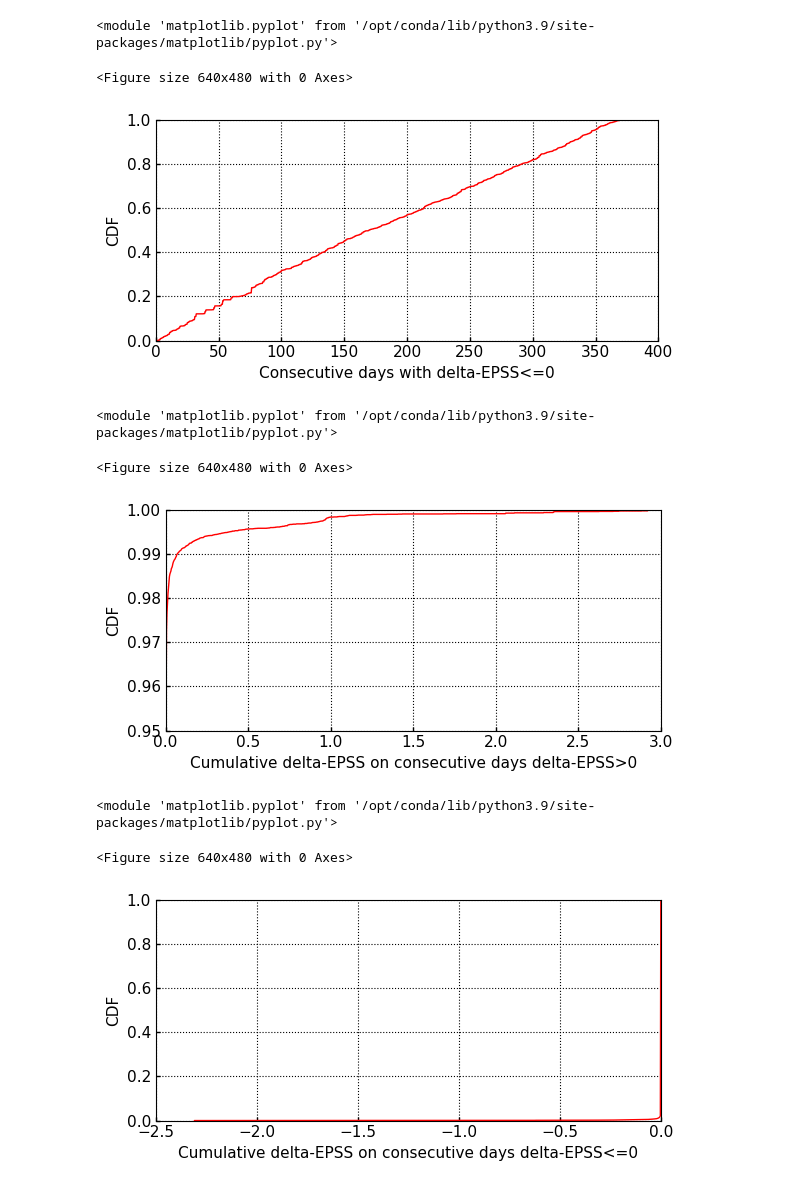
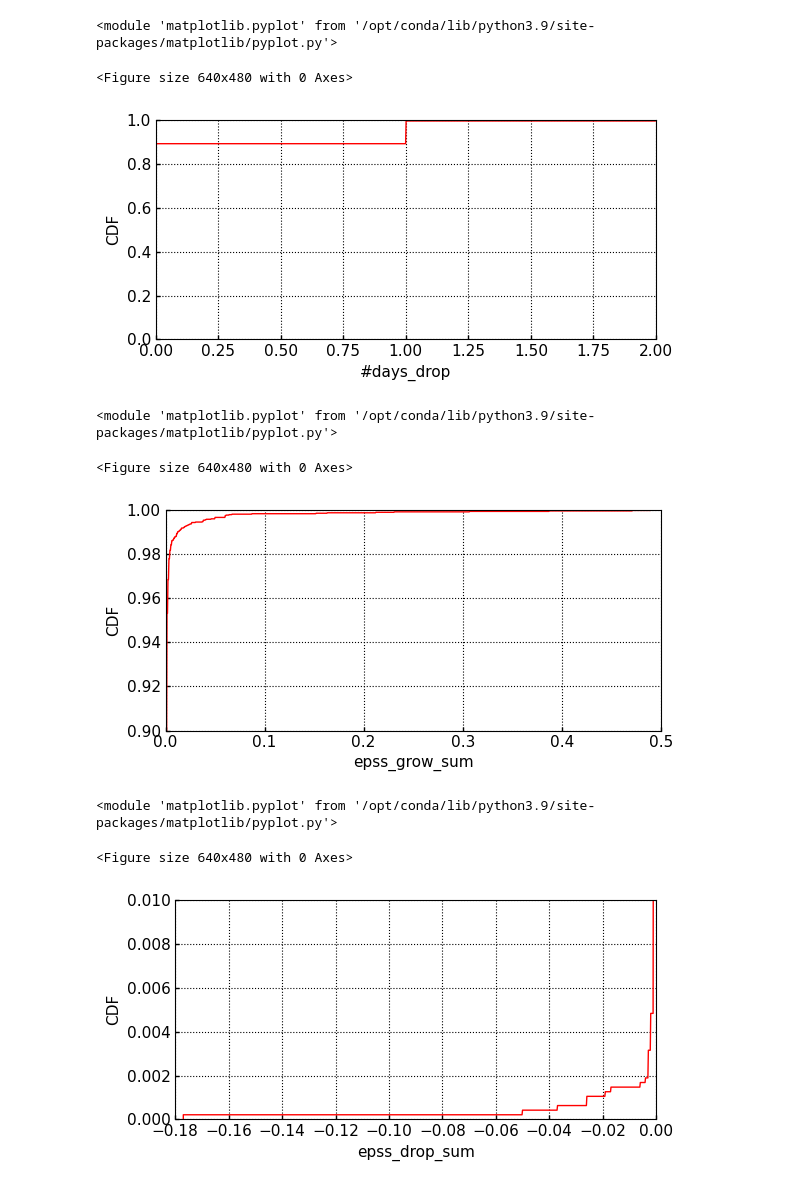
Before and after one commit to dravalico/EPSS-Project, a Jupyter notebook: 5_current_cve.ipynb, the cells around one changed output. Saved outputs shown, nothing was run; the diff lists cells and outputs as text; code cells hidden in the pictures.

```diff
--- a/5_current_cve.ipynb
+++ b/5_current_cve.ipynb
@@ -36 +48,16 @@ df_features['#daysToT'] = df_features['cve'].map(compute_days_needed_to_reach_th
+# %%
+rejected_cve = df_cve_info[df_cve_info['vulnStatus'] == 'Rejected']['id'].values
+df_interval = df_interval[~df_interval['cve'].isin(rejected_cve)]
+# %%
+features_columns = ['cve',
+                    '#days_grow',
+                    '#days_drop',
+                    'epss_grow_sum',
+                    'epss_drop_sum',
+                    'max_epss',
+                    '#days_to_max',
+                    'std_dev',
+                    'max_delta_epss']
+df_features = pd.DataFrame(columns=features_columns)
+df_features['cve'] = df_interval['cve'].unique()
 # %% [markdown]
@@ -70,0 +132,11 @@ len(df_features[df_features['DT<=0_sum'] <= -2.0])
+# %%
+df_interval.groupby('cve').apply(compute_consecutive_days_feature)
+df_interval.groupby('cve').apply(compute_max_epss_reached)
+df_interval.groupby('cve').apply(compute_days_to_reach_max_epss)
+df_interval.groupby('cve').apply(compute_standard_deviation)
+df_interval.groupby('cve').apply(compute_max_delta_epss)
+highest_cves = set(df_nvd_v3_c_highest['cve'].unique())
+df_features['has_reached_threshold'] = df_interval.groupby('cve').apply(lambda e: True if e.name in highest_cves else False).values
+# %%
+cols_to_convert = features_columns[1:]
+df_features[cols_to_convert] = df_features[cols_to_convert].apply(pd.to_numeric, errors='coerce')
@@ -78,21 +222,21 @@ fastplot.plot(df_features['#daysDT>0'].values, None, mode='CDF', grid=True,
 # %%
-fastplot.plot(df_features['#daysDT<=0'].values, None, mode='CDF', grid=True,
-              xlabel='Consecutive days with delta-EPSS<=0', figsize=(6, 3))
+fastplot.plot(df_features[features_columns[2]].values, None, mode='CDF', grid=True,
+              xlabel=features_columns[2], figsize=(6, 3))
 # %% [output]
 <module 'matplotlib.pyplot' from '/opt/conda/lib/python3.9/site-packages/matplotlib/pyplot.py'>
 <Figure size 640x480 with 0 Axes>
-[figure, old version]
+[figure, new version]
 # %%
-fastplot.plot(df_features['DT>0_sum'].values, None, mode='CDF', ylim=[0.95, 1], grid=True,
-              xlabel='Cumulative delta-EPSS on consecutive days delta-EPSS>0', figsize=(6, 3))
+fastplot.plot(df_features[features_columns[3]].values, None, mode='CDF', grid=True,
+              xlabel=features_columns[3], figsize=(6, 3), ylim=(0.9,1.0))
 # %% [output]
 <module 'matplotlib.pyplot' from '/opt/conda/lib/python3.9/site-packages/matplotlib/pyplot.py'>
 <Figure size 640x480 with 0 Axes>
-[figure, old version]
+[figure, new version]
 # %%
-fastplot.plot(df_features['DT<=0_sum'].values, None, mode='CDF', grid=True,
-              xlabel='Cumulative delta-EPSS on consecutive days delta-EPSS<=0', figsize=(6, 3))
+fastplot.plot(df_features[features_columns[4]].values, None, mode='CDF', grid=True,
+              xlabel=features_columns[4], figsize=(6, 3), ylim=(0.0, 0.01))
 # %% [output]
 <module 'matplotlib.pyplot' from '/opt/conda/lib/python3.9/site-packages/matplotlib/pyplot.py'>
 <Figure size 640x480 with 0 Axes>
-[figure, old version]
+[figure, new version]
```
Also changed, not shown: parts of 39 cells of this notebook.
